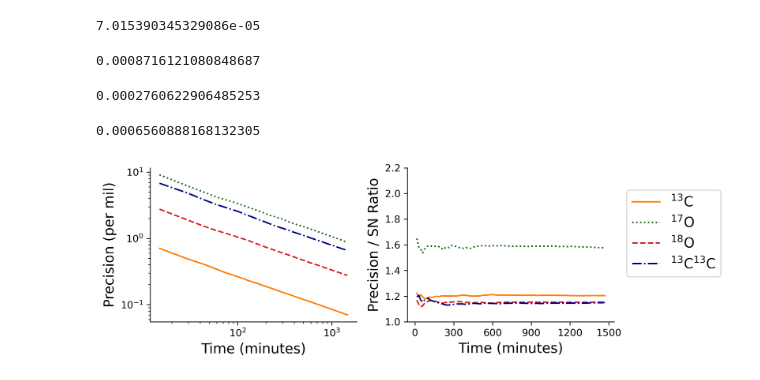
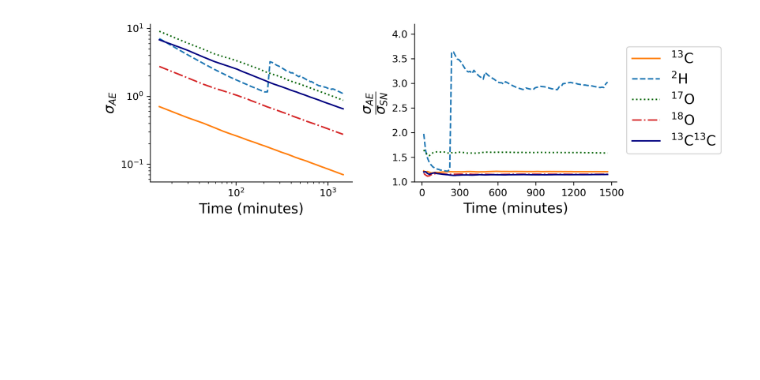
Before and after one commit to Csernica/Reservoir-Injection, a Jupyter notebook: Acetone Figures.ipynb, the cells around one changed output. Saved outputs shown, nothing was run; the diff lists cells and outputs as text; code cells hidden in the pictures; blank space fills up the shorter version.

Commit message:
Update Acetone

```diff
--- a/Acetone Figures.ipynb
+++ b/Acetone Figures.ipynb
@@ -58,17 +52,21 @@ def subsequenceOutlierDetection(timeSeries, subsequenceLength = 1000):
 # %%
+#Figure in the paper
 fig, axes = plt.subplots(nrows = 1, ncols = 2, figsize = (9,3), dpi = 300)
 
-markers = ['o','*','H']
-colors = ['tab:orange','darkgreen','tab:red','navy']
-labels = ["$^{13}$C",'$^{17}$O','$^{18}$O','$^{13}$C$^{13}$C']
-linestyles = ['-',':','--','dashdot']
+#set parameters for the plot
+markers = ['o','s','^','*','H']
+colors = ['tab:orange','tab:blue','darkgreen','tab:red','navy']
+labels = ["$^{13}$C",'$^{2}$H','$^{17}$O','$^{18}$O','$^{13}$C$^{13}$C']
+linestyles = ['-','--',':','dashdot','-']
 
-for rIdx, targetRat in enumerate(['13C/Unsub','17O/Unsub','18O/Unsub','13C-13C/Unsub']):
+#For each ratio
+for rIdx, targetRat in enumerate(['13C/Unsub','D/Unsub','17O/Unsub','18O/Unsub','13C-13C/Unsub']):
     sub1, sub2 = targetRat.split('/')
 
+    #select the timeseries for this ratio
     series = fullDf[targetRat]
-    l = len(series)
 
+    #calculate RSE and SN at nIter timepoints and append to a list; here initialize the lists
     nIter= 100
     l = len(series)
     means = []
@@ -79,13 +77,15 @@ for rIdx, targetRat in enumerate(['13C/Unsub','17O/Unsub','18O/Unsub','13C-13C/U
     predictedPrec = []
     times = []
 
+    #for each iteration
     for i in tqdm(range(nIter)):
+        #maxscan tells you how far to go in the series
         maxscan = (i+1) * l //nIter
-
 
         current = fullDf[:maxscan]
         nscans.append(maxscan)
 
+        #calculate current mean, standard error
         cmean = current[sub1 + '/' + sub2].mean()
         cserr = current[sub1 + '/' + sub2].std() / np.sqrt(maxscan)
         Rserr = cserr / cmean
@@ -94,59 +94,53 @@ for rIdx, targetRat in enumerate(['13C/Unsub','17O/Unsub','18O/Unsub','13C-13C/U
         serrs.append(cserr)
         times.append(current['retTime'].max())
 
+        #calculate current shot noise
         cCounts18O = current['counts' + sub1].sum()
         cCounts34S = current['counts' + sub2].sum()
 
         cSN =  np.power((1./cCounts18O + 1./cCounts34S), 0.5)
         SN.append(cSN)
 
-
-    #nIter = 15
-    #1 iter = 97.207 minutes if nIter = 15
+    #begin plotting; first the left plot, acquisition error vs time
     cAx = axes[0]
     cAx.set_yscale("log", nonpositive='clip')
     cAx.set_xscale("log", nonpositive='clip')
 
-    #cAx.scatter(range(1,len(RSE)+1), np.array(RSE)*1000, label = labels[rIdx], marker = markers[rIdx],
-    #            color = colors[rIdx])
+    #plot
     cAx.plot(times, np.array(RSE)*1000, label = labels[rIdx],
                 color = colors[rIdx], linestyle = linestyles[rIdx])
-    #cAx.scatter(range(1,len(SN)+1),np.array(SN)*1000,label = 'Shot Noise', marker = markers[rIdx],
-    #            facecolor = 'w',edgecolor= colors[rIdx])
-    #cAx.legend()
-    #ax.set_ylim(0.000,0.0002)
+
+    #label the xs at specific target times
     xtickTargetsInMin = [0,300,600,900,1200,1500]
     #retTime per scan/scanNumber per iteration
     xtick = [x / (0.04378702 * fullDf['scanNumber'].max() / nIter)  for x in xtickTargetsInMin]
     xtickLab = [str(x) for x in xtickTargetsInMin]
 
-    #cAx.set_xticks(xtick)
-    #cAx.get_xaxis().set_major_formatter(matplotlib.ticker.ScalarFormatter())
+    #Labels
     cAx.set_xlabel("Time (minutes)", fontsize = 14)
-    cAx.set_ylabel("Precision (per mil)",fontsize = 14)
+    cAx.set_ylabel("$\sigma_{AE}$",fontsize = 14)
 
     sns.despine()
 
+    #Right plot; acquisition error vs SN ratio
     cAx = axes[1]
-    #cAx.set_xscale("log", nonpositive='clip')
+    #calculate ratio
     ratio = np.array(RSE)/np.array(SN)
+    #plot
     cAx.plot(range(1,len(ratio)+1),ratio, color = colors[rIdx], label = labels[rIdx], linestyle = linestyles[rIdx])
-    cAx.set_ylabel("Precision / SN Ratio", fontsize = 14)
+    #set labels and limits
+    cAx.set_ylabel(r'$\dfrac{\sigma_{AE}}{\sigma_{SN}}$', fontsize = 14)
     cAx.set_xlabel("Time (minutes)", fontsize = 14)
-    cAx.set_ylim(1,2.2)
-    #cAx.hlines(2.0,0,15,color = 'tab:red',linestyle = '--', label = "Limit for Acceptable\n   Measurement")
+    cAx.set_ylim(1,4.2)
+
+    #add legend, xticks
     cAx.legend(loc = 'upper right', bbox_to_anchor=(1.55,0.9), fontsize = 14)
     cAx.set_xticks(xtick)
     cAx.set_xticklabels(xtickLab)
     sns.despine()
 
     plt.tight_layout()
-    print(RSE[-1])
 
-    fig.savefig("Shot Noise Limits Good Unsub Acetone.png", dpi = 900)
+fig.savefig("Shot Noise Limits All Unsub Acetone.jpg", dpi = 1000)
 # %% [output]
-7.015390345329086e-05
-0.0008716121080848687
-0.0002760622906485253
-0.0006560888168132305
-[figure, old version]
+[figure, new version]
```
Also changed, not shown: parts of 9 cells of this notebook, 2 other files.
